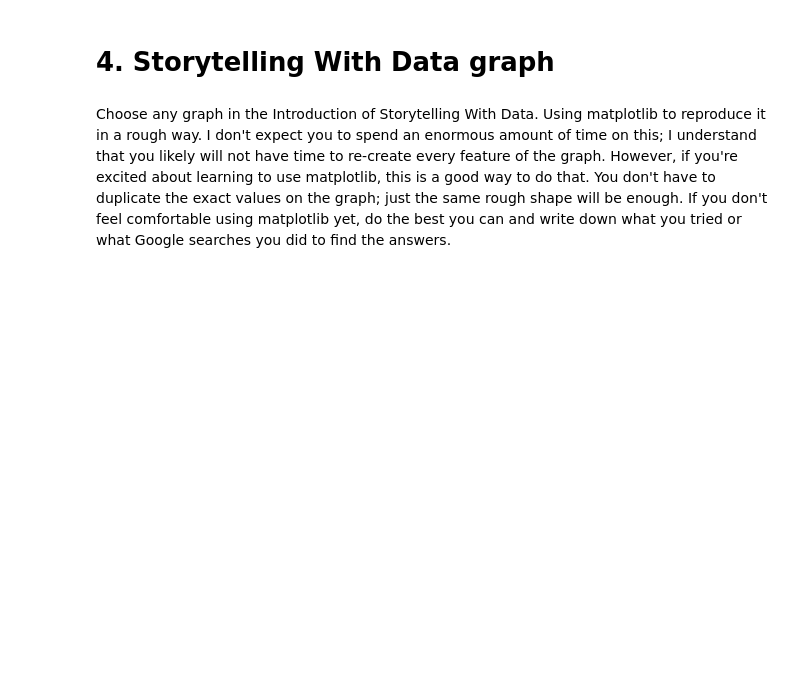
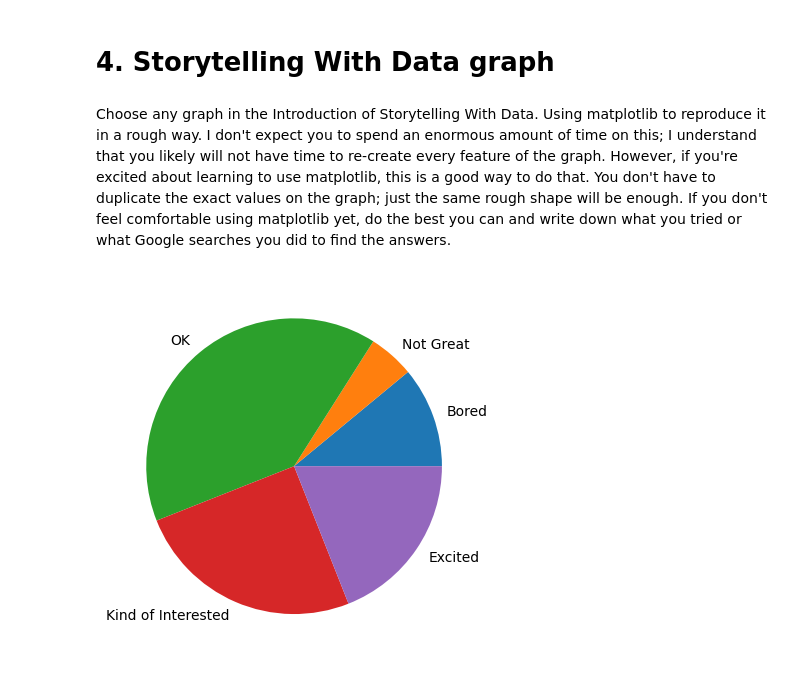
Before and after one commit to laura-mills97/OMDS-Modb2-Week1-Mills-Laura, a Jupyter notebook: Week1.ipynb, the cells around one changed output. Cells and saved outputs as stored; diff of their text form; code cells hidden in the pictures; blank space fills up the shorter version.

```diff
--- a/Week1.ipynb
+++ b/Week1.ipynb
@@ -682,3 +682,11 @@ NameError: name 'df2' is not defined
 # 4. Storytelling With Data graph
 # %% [markdown]
 Choose any graph in the Introduction of Storytelling With Data.  Using matplotlib to reproduce it in a rough way.  I don't expect you to spend an enormous amount of time on this; I understand that you likely will not have time to re-create every feature of the graph.  However, if you're excited about learning to use matplotlib, this is a good way to do that.  You don't have to duplicate the exact values on the graph; just the same rough shape will be enough.  If you don't feel comfortable using matplotlib yet, do the best you can and write down what you tried or what Google searches you did to find the answers.
+# %%
+category =['Bored', 'Not Great', 'OK', 'Kind of Interested', 'Excited']
+percent = [11,5,40,25,19]
+
+plt.pie(percent, labels=category)
+plt.show()
+# %% [output]
+[figure, added]
```
